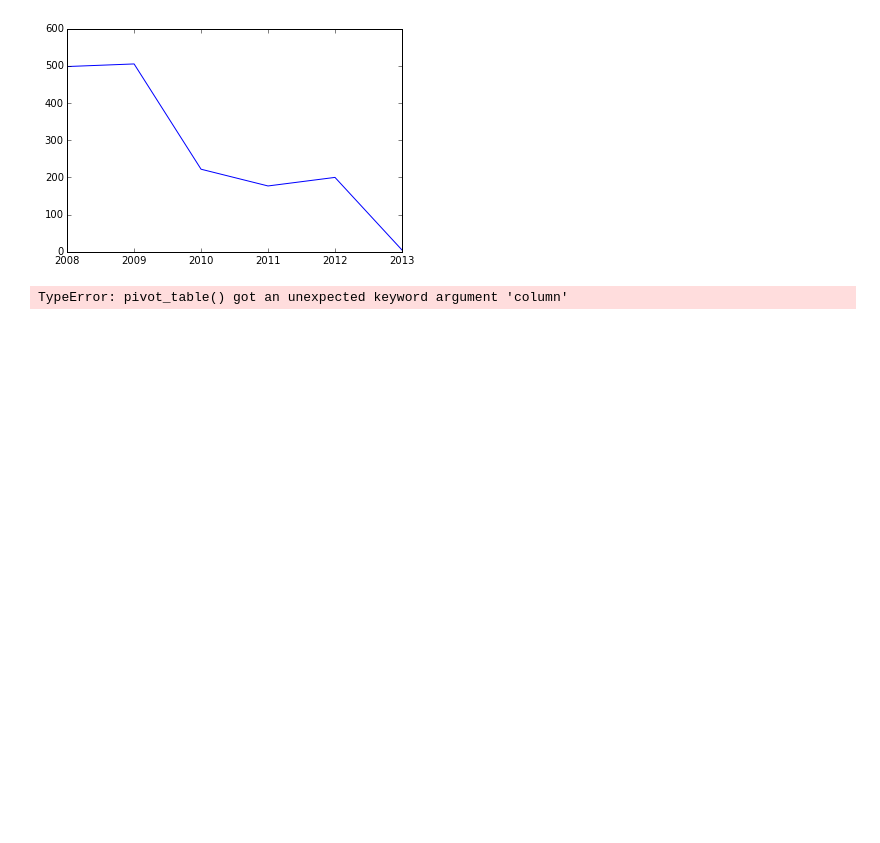
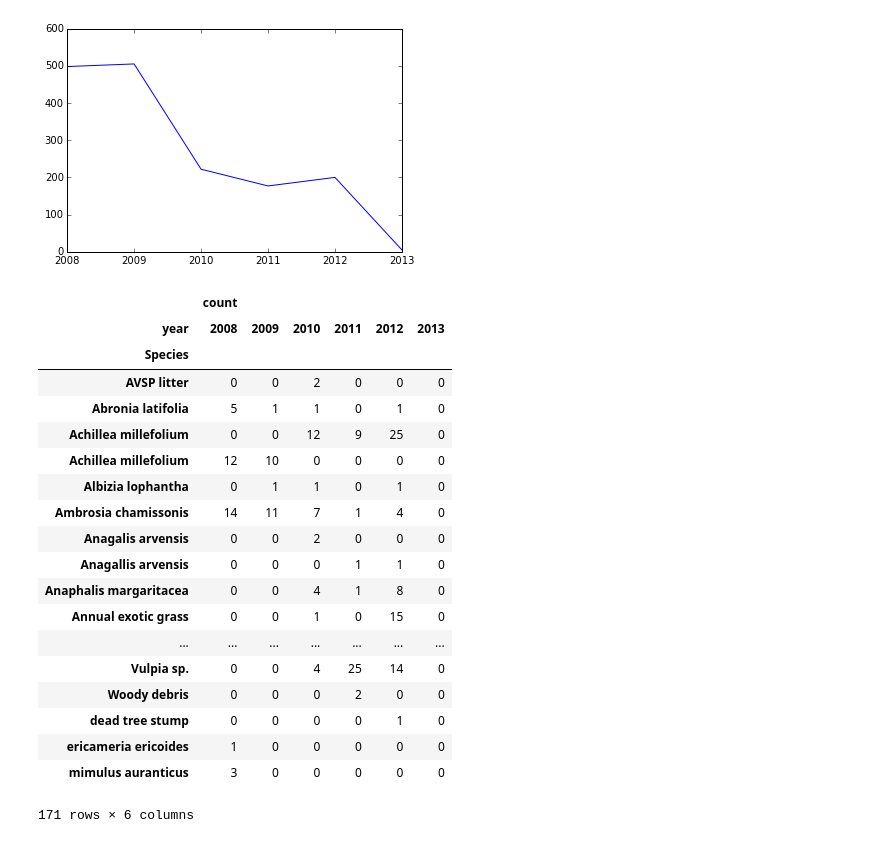
Before and after one commit to odscwest/parksconserverancy, a Jupyter notebook: preprocess.ipynb, the cells around one changed output. Saved outputs shown, nothing was run; the diff lists cells and outputs as text; code cells hidden in the pictures; blank space fills up the shorter version.

Commit message:
pivoting

```diff
--- a/preprocess.ipynb
+++ b/preprocess.ipynb
@@ -106,9 +106,28 @@ pd.pivot_table?
 # %%
 cols = ["Species","year", "site"]
 df_yr_sp["count"] = 1
 pd.pivot_table(
 df_yr_sp.groupby(cols).agg("count").reset_index().\
 drop("site", axis = 1).groupby(["Species","year"]).\
-agg(sum).reset_index(), column = "Species", index = "year")
+agg(sum).reset_index(), index = "Species", columns = "year").fillna(0)
 # %% [output]
+|  | count |  |  |  |  |  |
+| year | 2008 | 2009 | 2010 | 2011 | 2012 | 2013 |
+| Species |  |  |  |  |  |  |
+| AVSP litter | 0 | 0 | 2 | 0 | 0 | 0 |
+| Abronia latifolia | 5 | 1 | 1 | 0 | 1 | 0 |
+| Achillea millefolium | 0 | 0 | 12 | 9 | 25 | 0 |
+| Achillea millefolium | 12 | 10 | 0 | 0 | 0 | 0 |
+| Albizia lophantha | 0 | 1 | 1 | 0 | 1 | 0 |
+| Ambrosia chamissonis | 14 | 11 | 7 | 1 | 4 | 0 |
+| Anagalis arvensis | 0 | 0 | 2 | 0 | 0 | 0 |
+| Anagallis arvensis | 0 | 0 | 0 | 1 | 1 | 0 |
+| Anaphalis margaritacea | 0 | 0 | 4 | 1 | 8 | 0 |
+| Annual exotic grass | 0 | 0 | 1 | 0 | 15 | 0 |
+| ... | ... | ... | ... | ... | ... | ... |
+| Vulpia sp. | 0 | 0 | 4 | 25 | 14 | 0 |
+| Woody debris | 0 | 0 | 0 | 2 | 0 | 0 |
+| dead tree stump | 0 | 0 | 0 | 0 | 1 | 0 |
+| ericameria ericoides | 1 | 0 | 0 | 0 | 0 | 0 |
+| mimulus auranticus | 3 | 0 | 0 | 0 | 0 | 0 |
-TypeError: pivot_table() got an unexpected keyword argument 'column'
+171 rows × 6 columns
```
